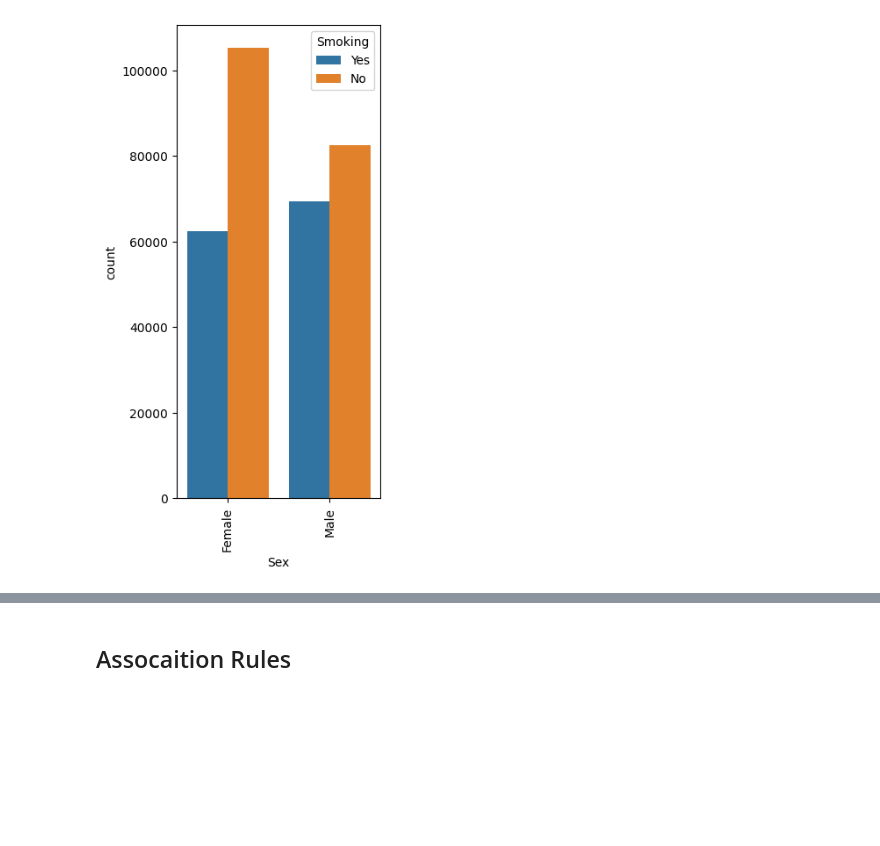
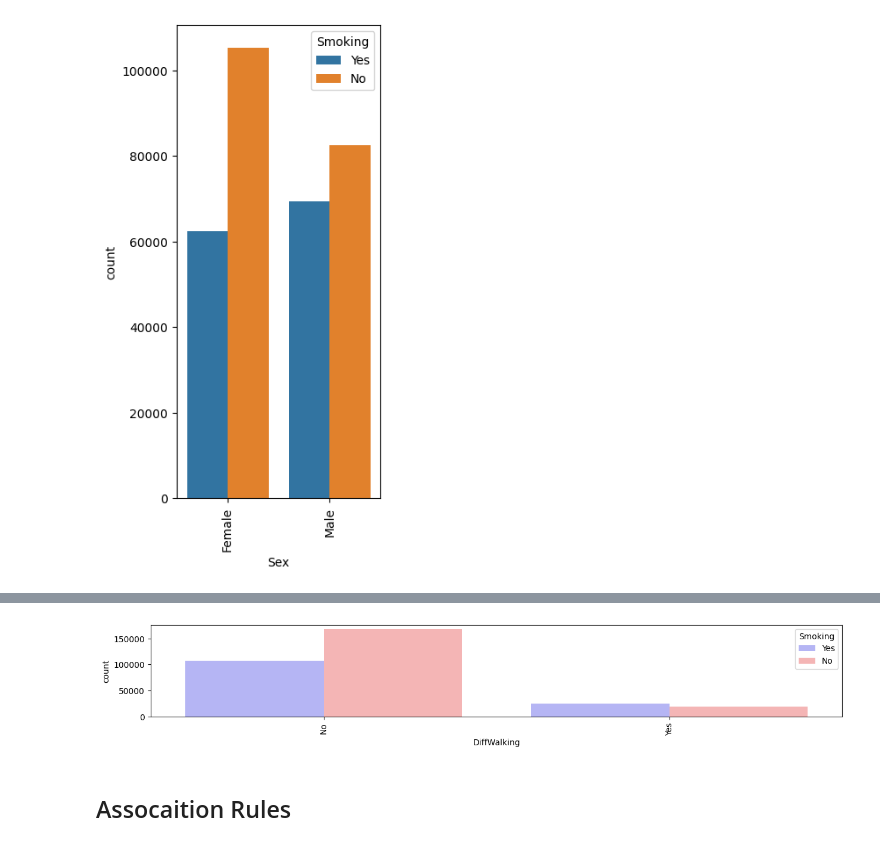
Before and after one commit to nour-aldin/Heart-Disease-Detection, a Jupyter notebook: code/Data Visualization.ipynb, the cells around one changed output, grey strips where cells are left out. Cells and saved outputs as stored; diff of their text form; code cells hidden in the pictures; blank space fills up the shorter version.

```diff
--- a/code/Data Visualization.ipynb
+++ b/code/Data Visualization.ipynb
@@ -123,3 +139,11 @@ plt.show()
+# %%
+sns.countplot(x=data['DiffWalking'], hue=data['Smoking'], palette="bwr")
+plt.rcParams['figure.figsize'] = (10, 5)
+plt.xticks(rotation=90)
+plt.show()
+# smoking --> diff walking
+# %% [output]
+[figure, added]
 # %% [markdown]
 ## Assocaition Rules
 # %% [markdown]
```
Also changed, not shown: parts of 2 cells of this notebook.
